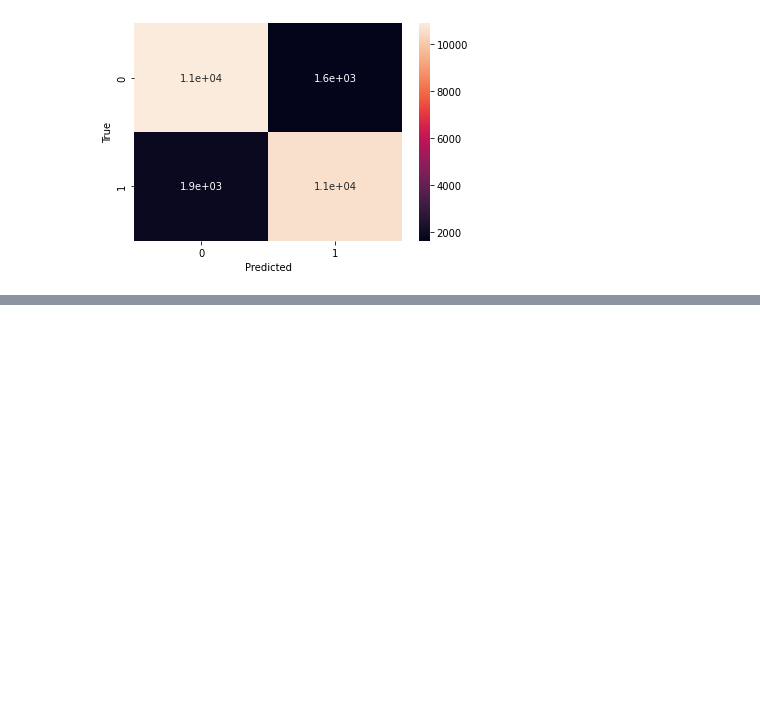
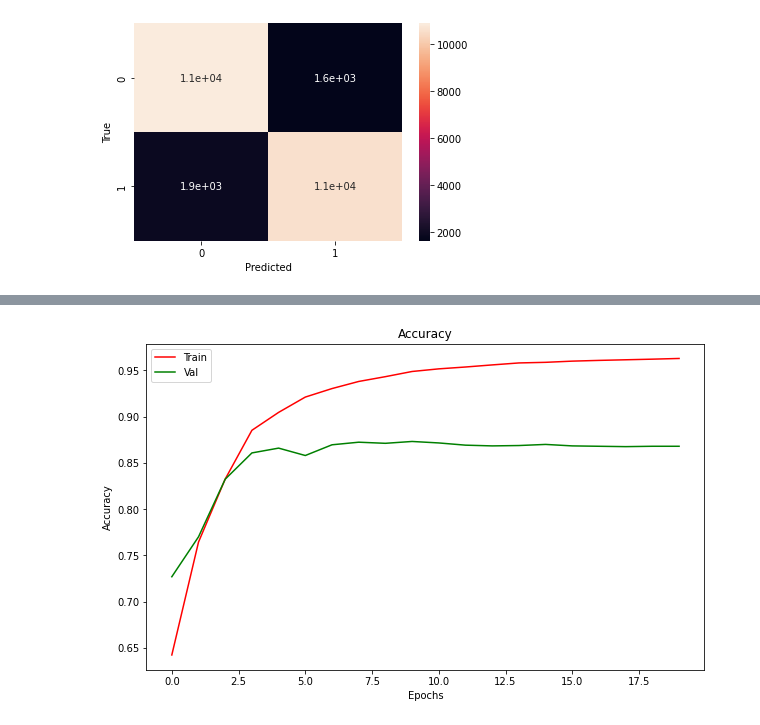
Before and after one commit to garfield-gray/NeuralNetwork, a Jupyter notebook: RNN.ipynb, the cells around one changed output, grey strips where cells are left out. Cells and saved outputs as stored; diff of their text form; code cells hidden in the pictures; blank space fills up the shorter version.

Commit message:
LSTM

```diff
--- a/RNN.ipynb
+++ b/RNN.ipynb
@@ -478,0 +483,9 @@ plt.show()
+# %%
+lstm = Sequential()
+lstm.add(Embedding(15000, 32, input_length = len(x_train[0])))
+lstm.add(GRU(16, input_shape = (15000, 130), return_sequences = False, activation = "relu"))
+lstm.add(Dense(1))
+lstm.add(Activation("sigmoid"))
+
+print(lstm.summary())
+lstm.compile(loss = "binary_crossentropy", optimizer = "rmsprop", metrics = ["accuracy"])
@@ -478,0 +511,2 @@ plt.show()
+# %%
+history5 = lstm.fit(x_train, Y_train, validation_split=0.1,epochs = 20, batch_size = 128, verbose = 1, callbacks=[E, L, M])
@@ -478,0 +538,11 @@ plt.show()
+# %%
+plt.figure(figsize=(10,6))
+plt.plot(history5.history["accuracy"], label = "Train", color = 'r')
+plt.plot(history5.history["val_accuracy"], label = "Val", color = 'g')
+plt.title("Accuracy")
+plt.ylabel("Accuracy")
+plt.xlabel("Epochs")
+plt.legend()
+plt.show()
+# %% [output]
+[figure, added]
```
Also changed, not shown: parts of 8 cells of this notebook.
